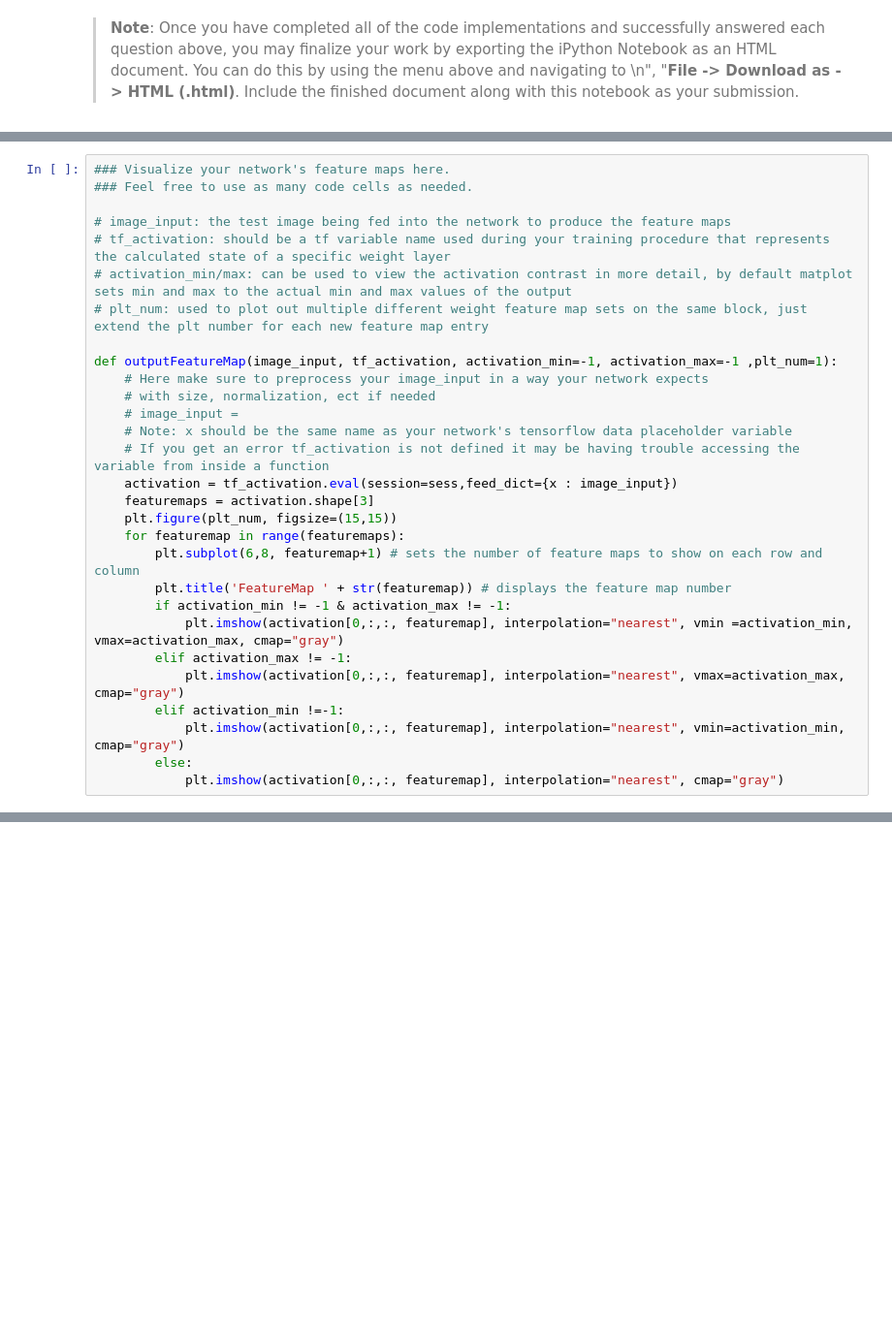
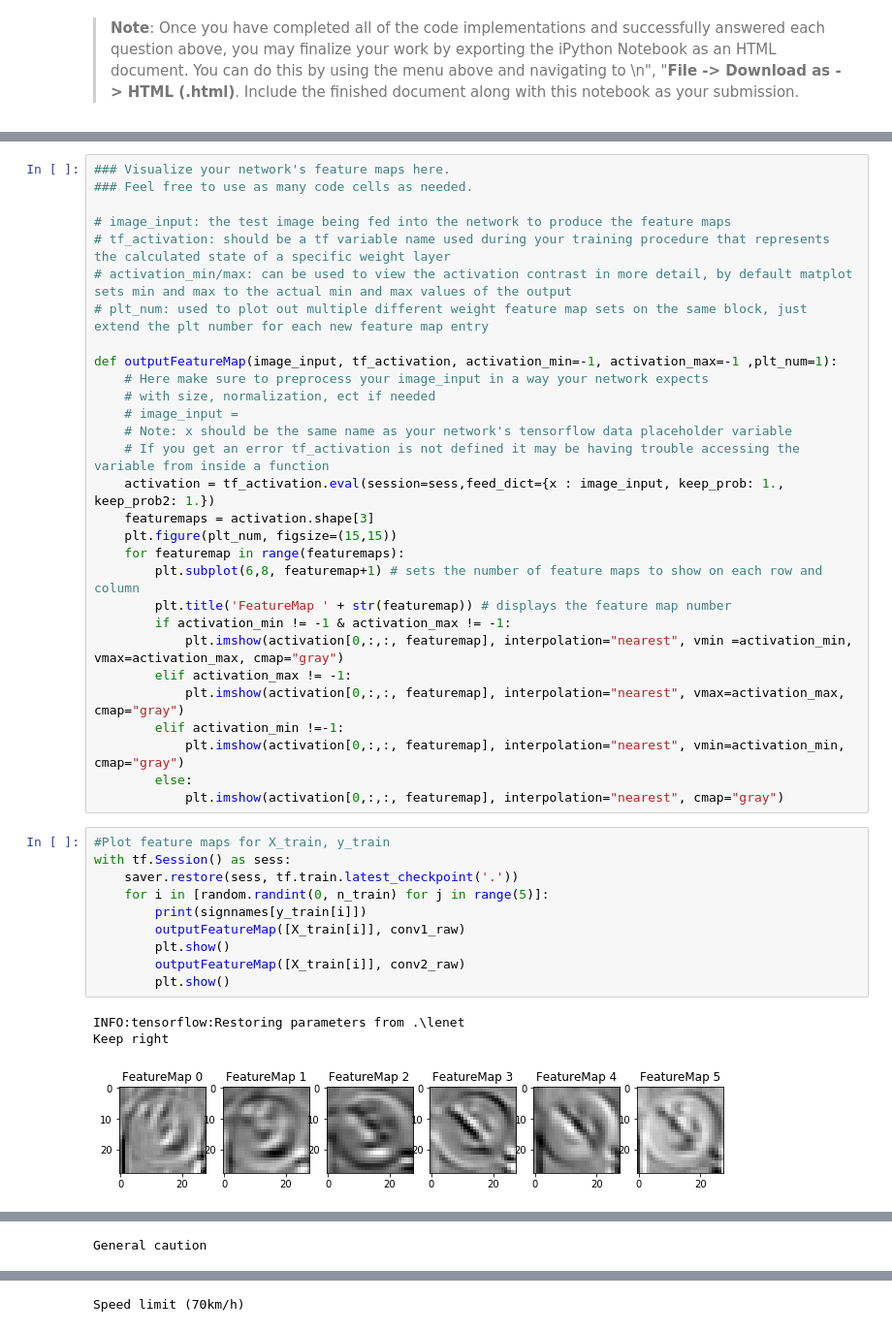
Before and after one commit to FutureKen/CarND-Traffic-Sign-Classifier-Project, a Jupyter notebook: Traffic_Sign_Classifier.ipynb, the cells around one changed output, grey strips where cells are left out. Shown at 97% size. Drawn from its saved outputs; the diff is of its cells as text; blank space fills up the shorter version.

```diff
--- a/Traffic_Sign_Classifier.ipynb
+++ b/Traffic_Sign_Classifier.ipynb
@@ -746,7 +761,7 @@ def outputFeatureMap(image_input, tf_activation, activation_min=-1, activation_m
     # image_input =
     # Note: x should be the same name as your network's tensorflow data placeholder variable
     # If you get an error tf_activation is not defined it may be having trouble accessing the variable from inside a function
-    activation = tf_activation.eval(session=sess,feed_dict={x : image_input})
+    activation = tf_activation.eval(session=sess,feed_dict={x : image_input, keep_prob: 1., keep_prob2: 1.})
     featuremaps = activation.shape[3]
     plt.figure(plt_num, figsize=(15,15))
     for featuremap in range(featuremaps):
@@ -760,3 +775,17 @@ def outputFeatureMap(image_input, tf_activation, activation_min=-1, activation_m
             plt.imshow(activation[0,:,:, featuremap], interpolation="nearest", vmin=activation_min, cmap="gray")
         else:
             plt.imshow(activation[0,:,:, featuremap], interpolation="nearest", cmap="gray")
+# %%
+#Plot feature maps for X_train, y_train
+with tf.Session() as sess:
+    saver.restore(sess, tf.train.latest_checkpoint('.'))
+    for i in [random.randint(0, n_train) for j in range(5)]:
+        print(signnames[y_train[i]])
+        outputFeatureMap([X_train[i]], conv1_raw)
+        plt.show()
+        outputFeatureMap([X_train[i]], conv2_raw)
+        plt.show()
+# %% [output]
+INFO:tensorflow:Restoring parameters from .\lenet
+Keep right
+[figure, added]
@@ -762,0 +793 @@ def outputFeatureMap(image_input, tf_activation, activation_min=-1, activation_m
+General caution
@@ -762,0 +796 @@ def outputFeatureMap(image_input, tf_activation, activation_min=-1, activation_m
+Speed limit (70km/h)
```
Also changed, not shown: parts of 14 cells of this notebook, 1 other file.
